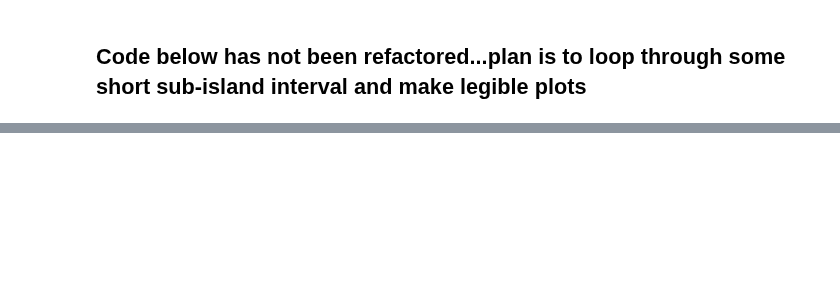
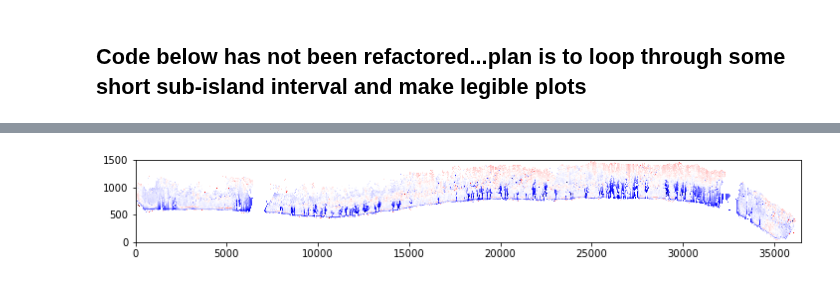
Before and after one commit to csherwood-usgs/CoreBx, a Jupyter notebook: Process_CoreBx_map_view_refac.ipynb, the cells around one changed output, grey strips where cells are left out. Saved outputs shown, nothing was run; the diff lists cells and outputs as text; code cells hidden in the pictures; blank space fills up the shorter version.

```diff
--- a/Process_CoreBx_map_view_refac.ipynb
+++ b/Process_CoreBx_map_view_refac.ipynb
@@ -1445,6 +189,9 @@ plt.savefig('velocity_sed_transport_island.png',bbox_inches='tight', format='png
 # %%
+stdmap = np.squeeze(np.nanstd(dsaa,axis=0))
+diffmap_tot = np.squeeze( dsaa[-1,:,:]-dsaa[0,:,:])
 plt.figure(figsize=(12,7))
 ax1=plt.subplot(411)
-ax1.pcolormesh(dsaa[0,:,:],cmap=tcmap,vmin=0,vmax=6)
-ax1.plot(y,dmax[0,:],'.r')
-plt.savefig('dune_crest_testmix.png',bbox_inches='tight', format='png',dpi=200)
+ax1.pcolormesh(stdmap[0,:,:],cmap='seismic',vmin=0,vmax=2)
+plt.savefig('island_stddev_map.png',bbox_inches='tight', format='png',dpi=200)
+# %% [output]
+[figure, added]
```
Also changed, not shown: parts of 77 cells of this notebook, 2 other files.
